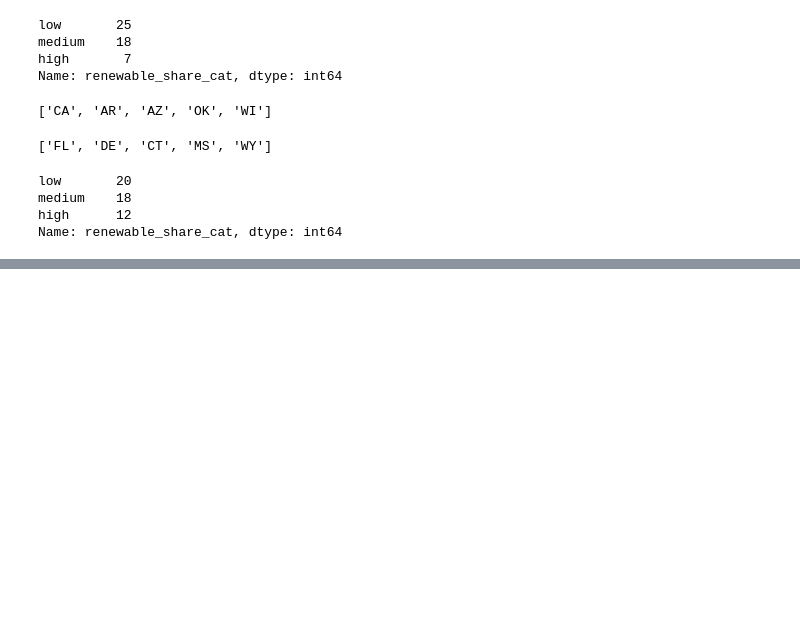
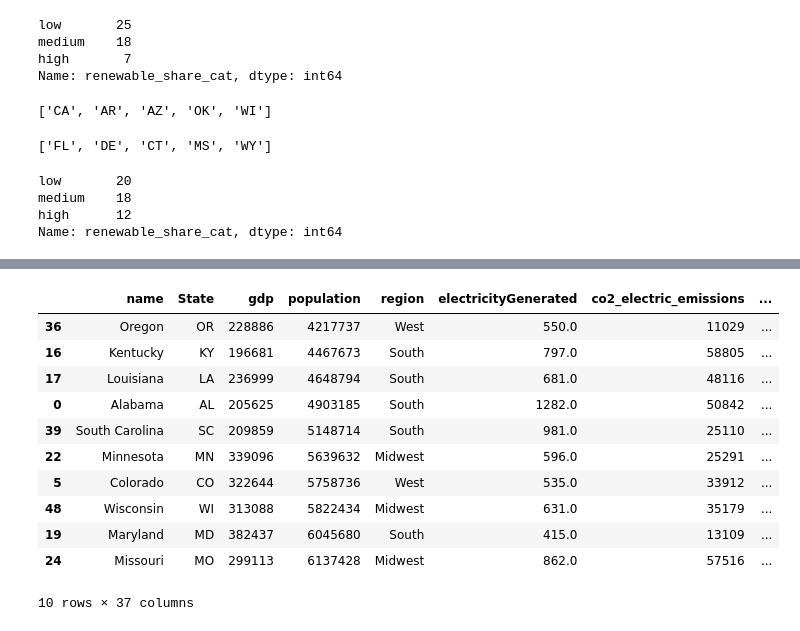
Before and after one commit to MattTheEconomist/Electricity-Force-Chart, a Jupyter notebook: data/electricEDA.ipynb, the cells around one changed output, grey strips where cells are left out. Saved outputs shown, nothing was run; the diff lists cells and outputs as text; code cells hidden in the pictures; blank space fills up the shorter version.

```diff
--- a/data/electricEDA.ipynb
+++ b/data/electricEDA.ipynb
@@ -433,0 +465,15 @@ df.to_csv("finalData.csv")
+# %%
+findMinimumPop(2)
+# %% [output]
+|  | name | State | gdp | population | region | electricityGenerated | co2_electric_emissions | ... |
+| 36 | Oregon | OR | 228886 | 4217737 | West | 550.0 | 11029 | ... |
+| 16 | Kentucky | KY | 196681 | 4467673 | South | 797.0 | 58805 | ... |
+| 17 | Louisiana | LA | 236999 | 4648794 | South | 681.0 | 48116 | ... |
+| 0 | Alabama | AL | 205625 | 4903185 | South | 1282.0 | 50842 | ... |
+| 39 | South Carolina | SC | 209859 | 5148714 | South | 981.0 | 25110 | ... |
+| 22 | Minnesota | MN | 339096 | 5639632 | Midwest | 596.0 | 25291 | ... |
+| 5 | Colorado | CO | 322644 | 5758736 | West | 535.0 | 33912 | ... |
+| 48 | Wisconsin | WI | 313088 | 5822434 | Midwest | 631.0 | 35179 | ... |
+| 19 | Maryland | MD | 382437 | 6045680 | South | 415.0 | 13109 | ... |
+| 24 | Missouri | MO | 299113 | 6137428 | Midwest | 862.0 | 57516 | ... |
+10 rows × 37 columns
```
Also changed, not shown: parts of 5 cells of this notebook, 3 other files.
